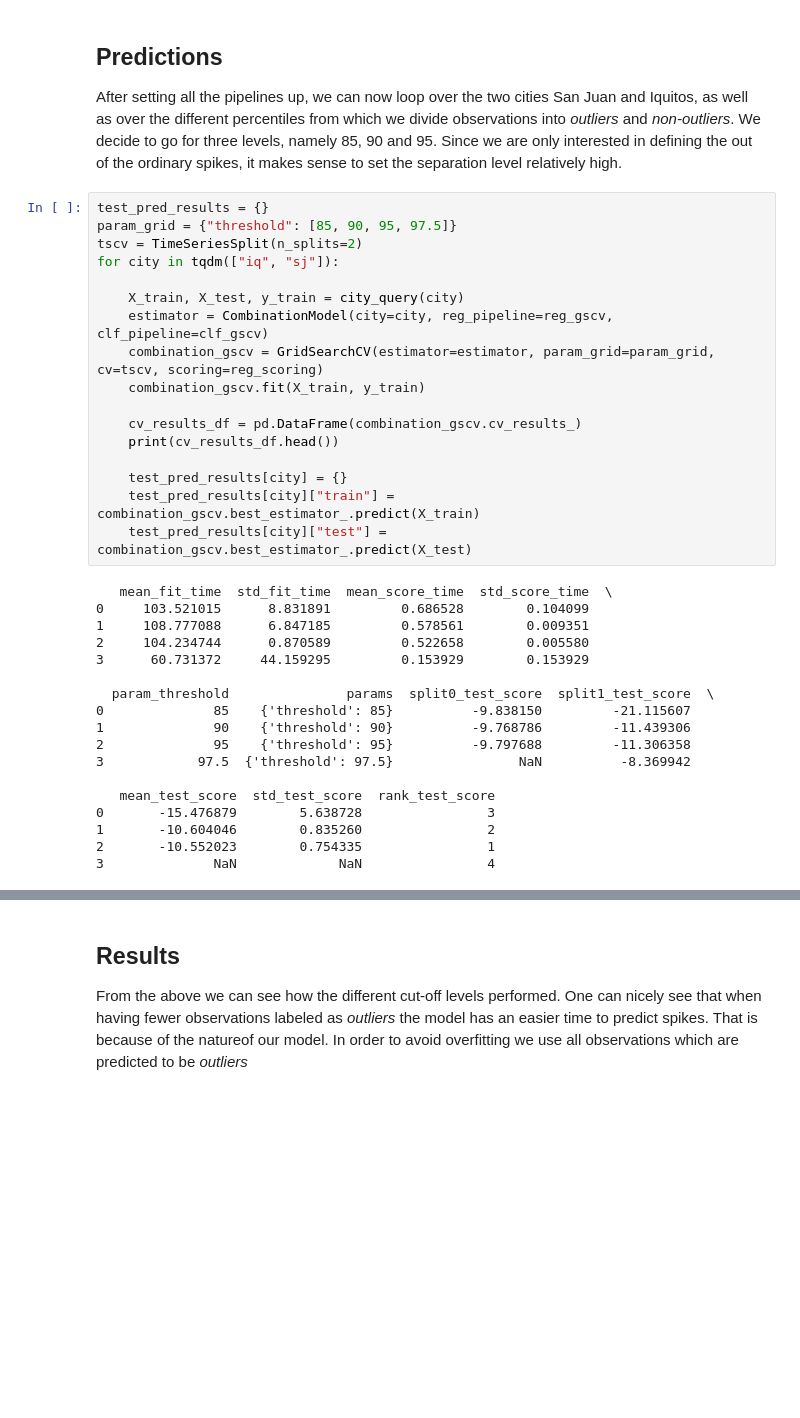
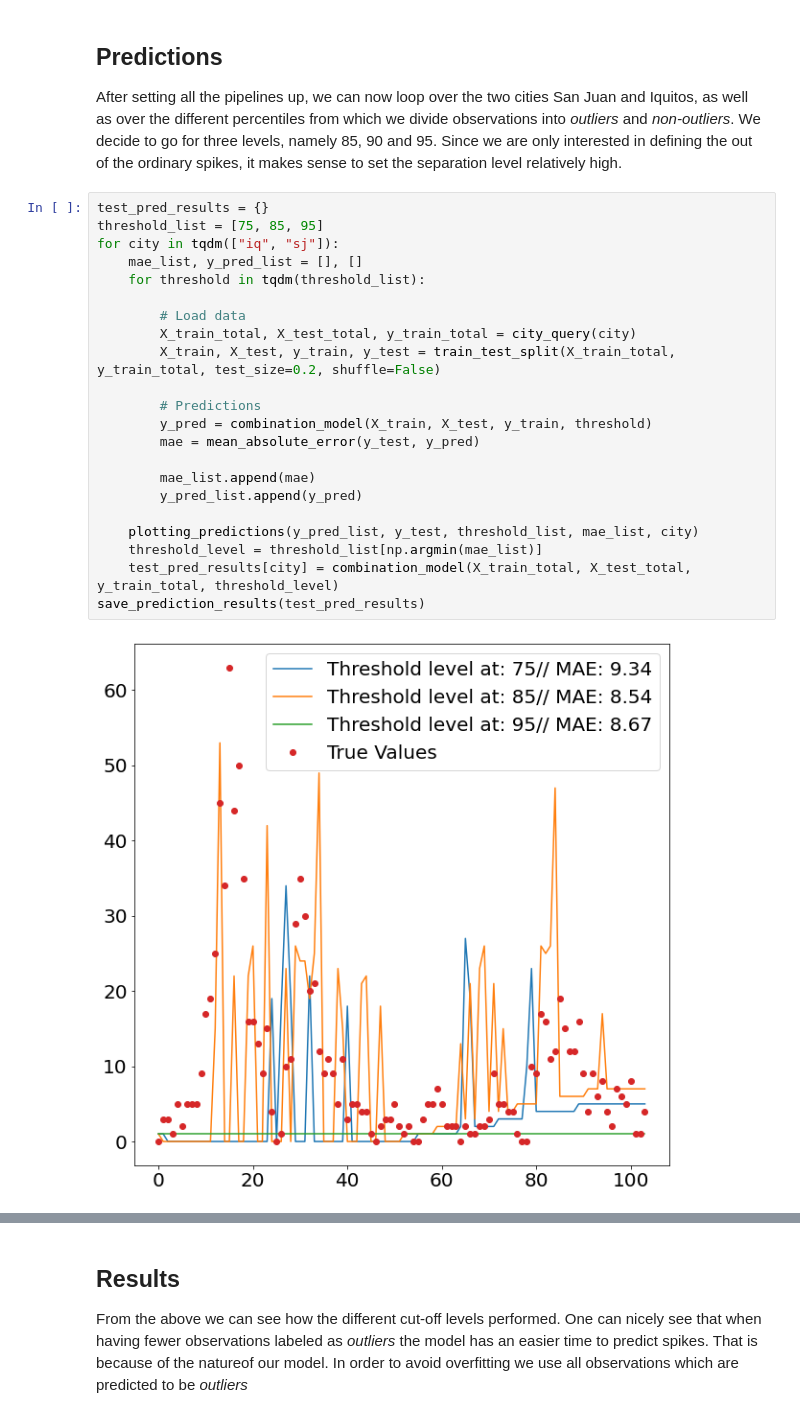
Before and after one commit to data4help/dengai_ensemble, a Jupyter notebook: notebooks/2021-03-09-DengAI2-Second-Attempt-Forecasting.ipynb, the cells around one changed output, grey strips where cells are left out. Saved outputs shown, nothing was run; the diff lists cells and outputs as text; blank space fills up the shorter version.

```diff
--- a/notebooks/2021-03-09-DengAI2-Second-Attempt-Forecasting.ipynb
+++ b/notebooks/2021-03-09-DengAI2-Second-Attempt-Forecasting.ipynb
@@ -371,38 +368,27 @@ As already mentioned earlier, within this task the classification models tend to
 ## Predictions
 
 After setting all the pipelines up, we can now loop over the two cities San Juan and Iquitos, as well as over the different percentiles from which we divide observations into *outliers* and *non-outliers*. We decide to go for three levels, namely 85, 90 and 95. Since we are only interested in defining the out of the ordinary spikes, it makes sense to set the separation level relatively high.
-# %%
-test_pred_results = {}
-param_grid = {"threshold": [85, 90, 95, 97.5]}
-tscv = TimeSeriesSplit(n_splits=2)
-for city in tqdm(["iq", "sj"]):
-
-    X_train, X_test, y_train = city_query(city)
-    estimator = CombinationModel(city=city, reg_pipeline=reg_gscv, clf_pipeline=clf_gscv)
-    combination_gscv = GridSearchCV(estimator=estimator, param_grid=param_grid, cv=tscv, scoring=reg_scoring)
-    combination_gscv.fit(X_train, y_train)
-
-    cv_results_df = pd.DataFrame(combination_gscv.cv_results_)
-    print(cv_results_df.head())
-
-    test_pred_results[city] = {}
-    test_pred_results[city]["train"] = combination_gscv.best_estimator_.predict(X_train)
-    test_pred_results[city]["test"] = combination_gscv.best_estimator_.predict(X_test)
-# %% [output]
-   mean_fit_time  std_fit_time  mean_score_time  std_score_time  \
-0     103.521015      8.831891         0.686528        0.104099
-1     108.777088      6.847185         0.578561        0.009351
-2     104.234744      0.870589         0.522658        0.005580
-3      60.731372     44.159295         0.153929        0.153929
-
-  param_threshold               params  split0_test_score  split1_test_score  \
-0              85    {'threshold': 85}          -9.838150         -21.115607
-1              90    {'threshold': 90}          -9.768786         -11.439306
-2              95    {'threshold': 95}          -9.797688         -11.306358
-3            97.5  {'threshold': 97.5}                NaN          -8.369942
-
-   mean_test_score  std_test_score  rank_test_score
-0       -15.476879        5.638728                3
-1       -10.604046        0.835260                2
-2       -10.552023        0.754335                1
-3              NaN             NaN                4
+# %%
+test_pred_results = {}
+threshold_list = [75, 85, 95]
+for city in tqdm(["iq", "sj"]):
+    mae_list, y_pred_list = [], []
+    for threshold in tqdm(threshold_list):
+
+        # Load data
+        X_train_total, X_test_total, y_train_total = city_query(city)
+        X_train, X_test, y_train, y_test = train_test_split(X_train_total, y_train_total, test_size=0.2, shuffle=False)
+
+        # Predictions
+        y_pred = combination_model(X_train, X_test, y_train, threshold)
+        mae = mean_absolute_error(y_test, y_pred)
+
+        mae_list.append(mae)
+        y_pred_list.append(y_pred)
+
+    plotting_predictions(y_pred_list, y_test, threshold_list, mae_list, city)
+    threshold_level = threshold_list[np.argmin(mae_list)]
+    test_pred_results[city] = combination_model(X_train_total, X_test_total, y_train_total, threshold_level)
+save_prediction_results(test_pred_results)
+# %% [output]
+[figure, added]
```
Also changed, not shown: parts of 12 cells of this notebook, 15 other files.
